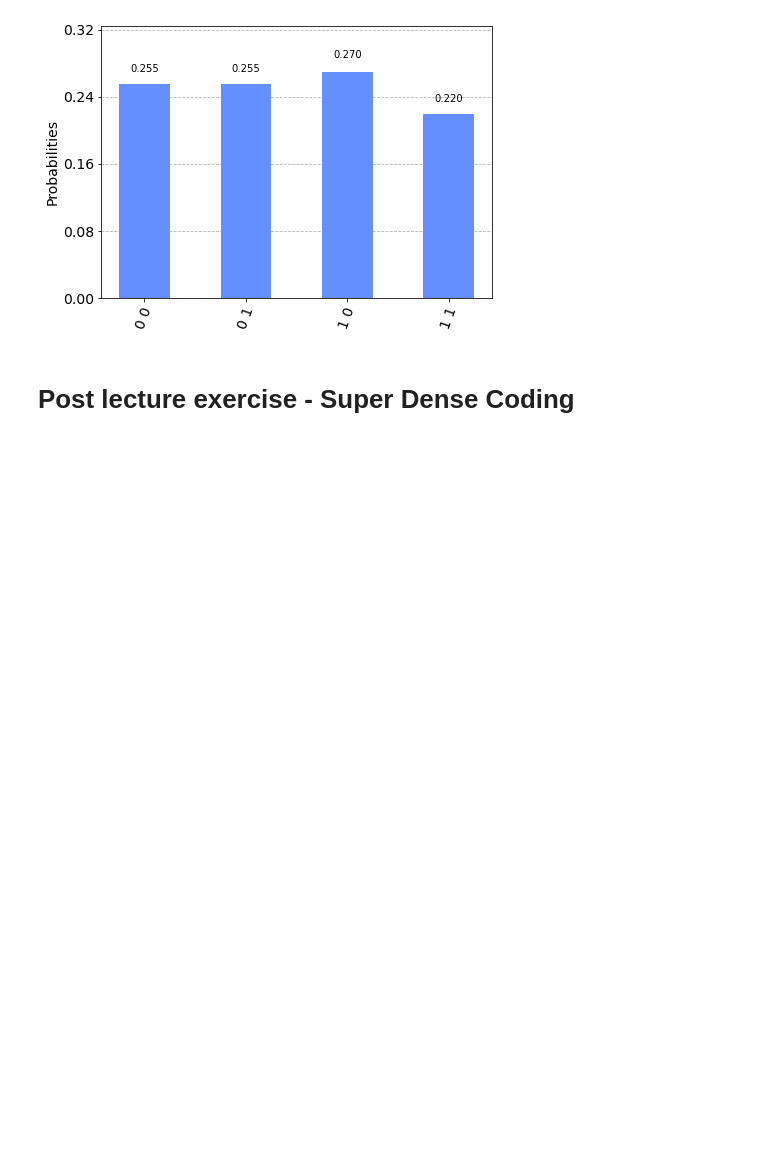
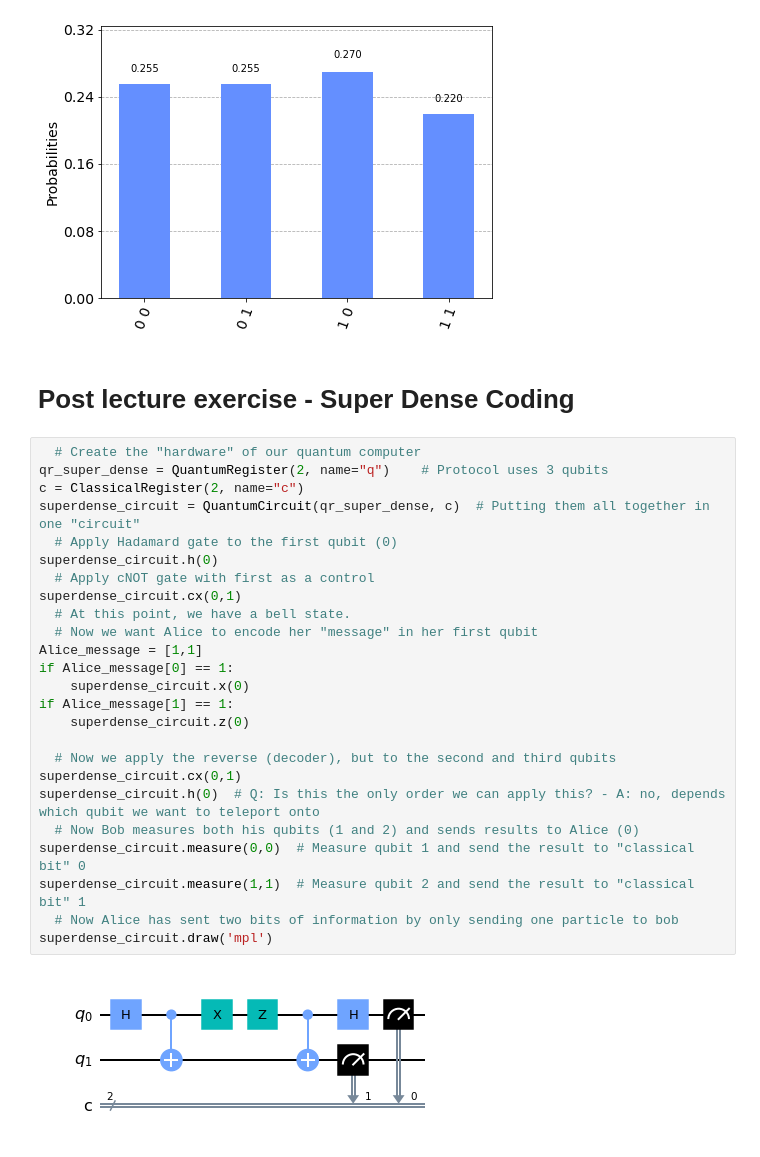
Before and after one commit to steppony/Qiskit-Hackaton, a Jupyter notebook: test_exercise.ipynb, the cells around one changed output. Saved outputs shown, nothing was run; the diff lists cells and outputs as text; blank space fills up the shorter version.

Commit message:
adding superdense coding

```diff
--- a/test_exercise.ipynb
+++ b/test_exercise.ipynb
@@ -74,3 +74,30 @@ plot_histogram(counts)
 [figure]
 # %% [markdown]
 # Post lecture exercise - Super Dense Coding
+# %%
+  # Create the "hardware" of our quantum computer
+qr_super_dense = QuantumRegister(2, name="q")    # Protocol uses 3 qubits
+c = ClassicalRegister(2, name="c")
+superdense_circuit = QuantumCircuit(qr_super_dense, c)  # Putting them all together in one "circuit"
+  # Apply Hadamard gate to the first qubit (0)
+superdense_circuit.h(0)
+  # Apply cNOT gate with first as a control
+superdense_circuit.cx(0,1)
+  # At this point, we have a bell state.
+  # Now we want Alice to encode her "message" in her first qubit
+Alice_message = [1,1]
+if Alice_message[0] == 1:
+    superdense_circuit.x(0)
+if Alice_message[1] == 1:
+    superdense_circuit.z(0)
+
+  # Now we apply the reverse (decoder), but to the second and third qubits
+superdense_circuit.cx(0,1)
+superdense_circuit.h(0)  # Q: Is this the only order we can apply this? - A: no, depends which qubit we want to teleport onto
+  # Now Bob measures both his qubits (1 and 2) and sends results to Alice (0)
+superdense_circuit.measure(0,0)  # Measure qubit 1 and send the result to "classical bit" 0
+superdense_circuit.measure(1,1)  # Measure qubit 2 and send the result to "classical bit" 1
+  # Now Alice has sent two bits of information by only sending one particle to bob
+superdense_circuit.draw('mpl')
+# %% [output]
+[figure, added]
```
Also changed, not shown: parts of 2 cells of this notebook, 1 other file.
